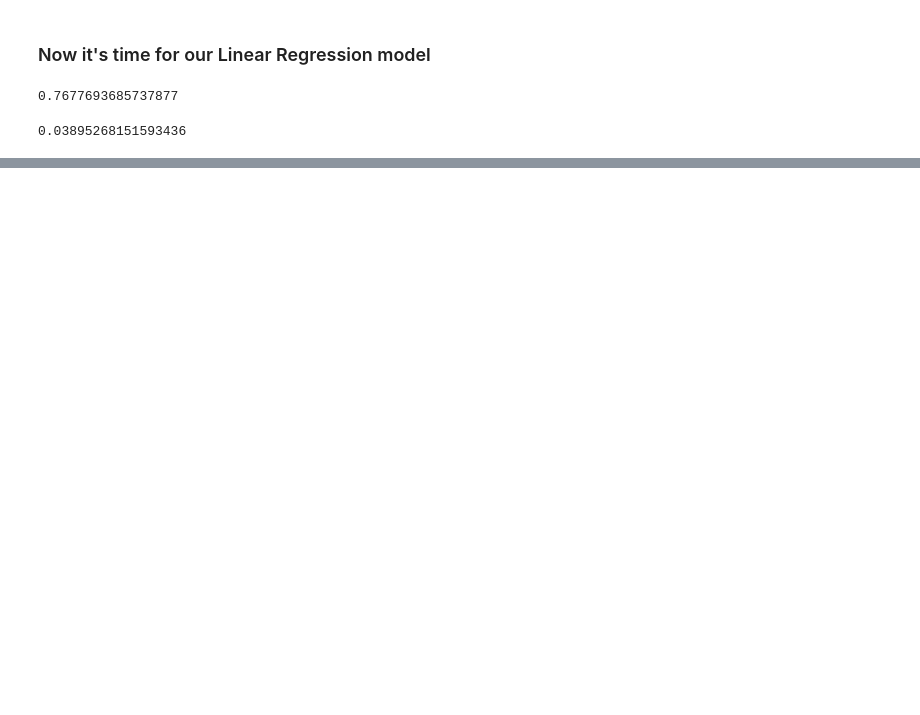
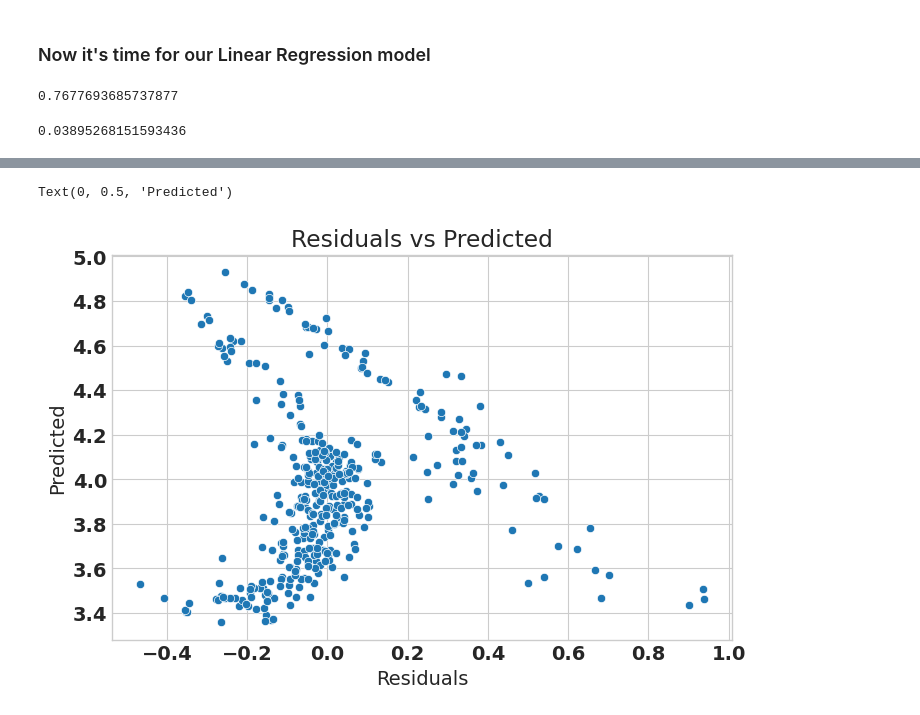
Before and after one commit to Zen1400/Data_Science_Portfolio, a Jupyter notebook: Projects/Linear_Reg_Medical_Costs/Medica Costs.ipynb, the cells around one changed output, grey strips where cells are left out. Saved outputs shown, nothing was run; the diff lists cells and outputs as text; code cells hidden in the pictures; blank space fills up the shorter version.

```diff
--- a/Projects/Linear_Reg_Medical_Costs/Medica Costs.ipynb
+++ b/Projects/Linear_Reg_Medical_Costs/Medica Costs.ipynb
@@ -261,0 +275,8 @@ plt.plot((5,5), (5, 5), c = 'r')
+# %%
+sns.scatterplot(r, prediction)
+plt.title('Residuals vs Predicted')
+plt.xlabel('Residuals')
+plt.ylabel('Predicted')
+# %% [output]
+Text(0, 0.5, 'Predicted')
+[figure, added]
```
Also changed, not shown: parts of 3 cells of this notebook, 2 other files.
